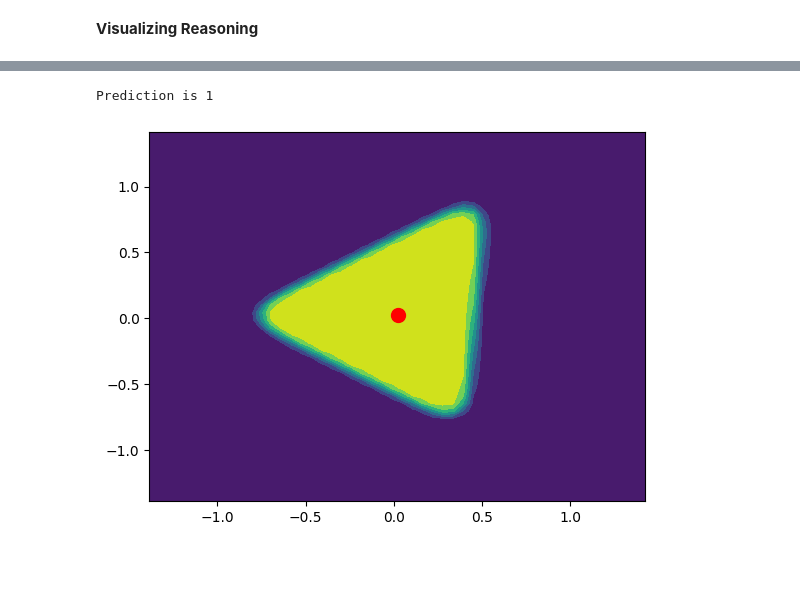
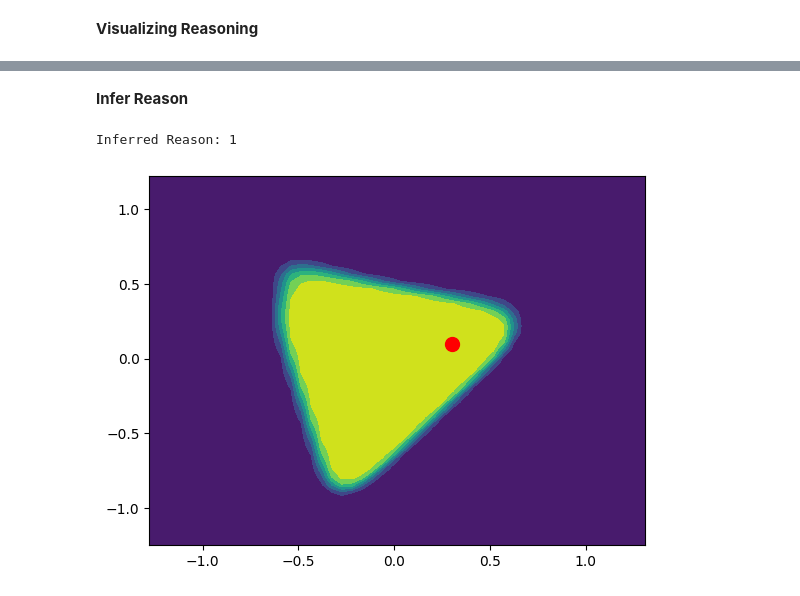
Before and after one commit to OmarBubkr/PyTorch-Digital-Intelligence, a Jupyter notebook: Digital_Neural_Network.ipynb, the cells around one changed output, grey strips where cells are left out. Cells and saved outputs as stored; diff of their text form; code cells hidden in the pictures; blank space fills up the shorter version.

```diff
--- a/Digital_Neural_Network.ipynb
+++ b/Digital_Neural_Network.ipynb
@@ -98,15 +99,19 @@ Text(0.5, 0, 'epoch')
 # %% [markdown]
 **Visualizing Reasoning**
 # %%
-def plot_decision_boundary(X, y):
-  x_span = np.linspace(min(X[:, 0]) -0.25, max(X[:, 0])+0.25)
-  y_span = np.linspace(min(X[:, 1]) -0.25, max(X[:, 1])+0.25)
+def plot_reasoning_boundary(X):
+  '''
+  -In a (A x A) grid, each y-coord can be
+  associated with A different x-coords.
+  -Each point in the grid is a combination of an (x and y) coords
+  -END GOAL: a (A x A) Cartesian grid spanning the entire
+  vertical & horizontal range of the data
+  '''
+
+  x_span = np.linspace(min(X[:, 0]), max(X[:, 0]))
+  y_span = np.linspace(min(X[:, 1]), max(X[:, 1]))
   xx, yy = np.meshgrid(x_span, y_span)
   grid = torch.Tensor(np.c_[xx.ravel(), yy.ravel()])
   pred_func = model.forward(grid)
   z = pred_func.view(xx.shape).detach().numpy()
   plt.contourf(xx, yy, z)
-
-
-plot_decision_boundary(xy_pts, label)
-scatter_plot()
@@ -115,11 +123,14 @@ scatter_plot()
+# %% [markdown]
+**Infer Reason**
 # %%
-x = 0.025
-y = 0.025
+x = 0.3
+y = 0.1
 point = torch.Tensor([x, y])
-prediction = model.reason(point)
-plt.plot([x], [y], marker='o', markersize=10, color="red")
-print("Prediction is", prediction)
-plot_decision_boundary(xy_pts, label)
+infer_reason = model.reason(point)
+print("Inferred Reason:", infer_reason)
+
+plt.plot(x, y, marker='o', markersize='10', color='red')
+plot_reasoning_boundary(xy_pts)
 # %% [output]
-Prediction is 1
+Inferred Reason: 1
-[figure, old version]
+[figure, new version]
```
Also changed, not shown: parts of 6 cells of this notebook.
